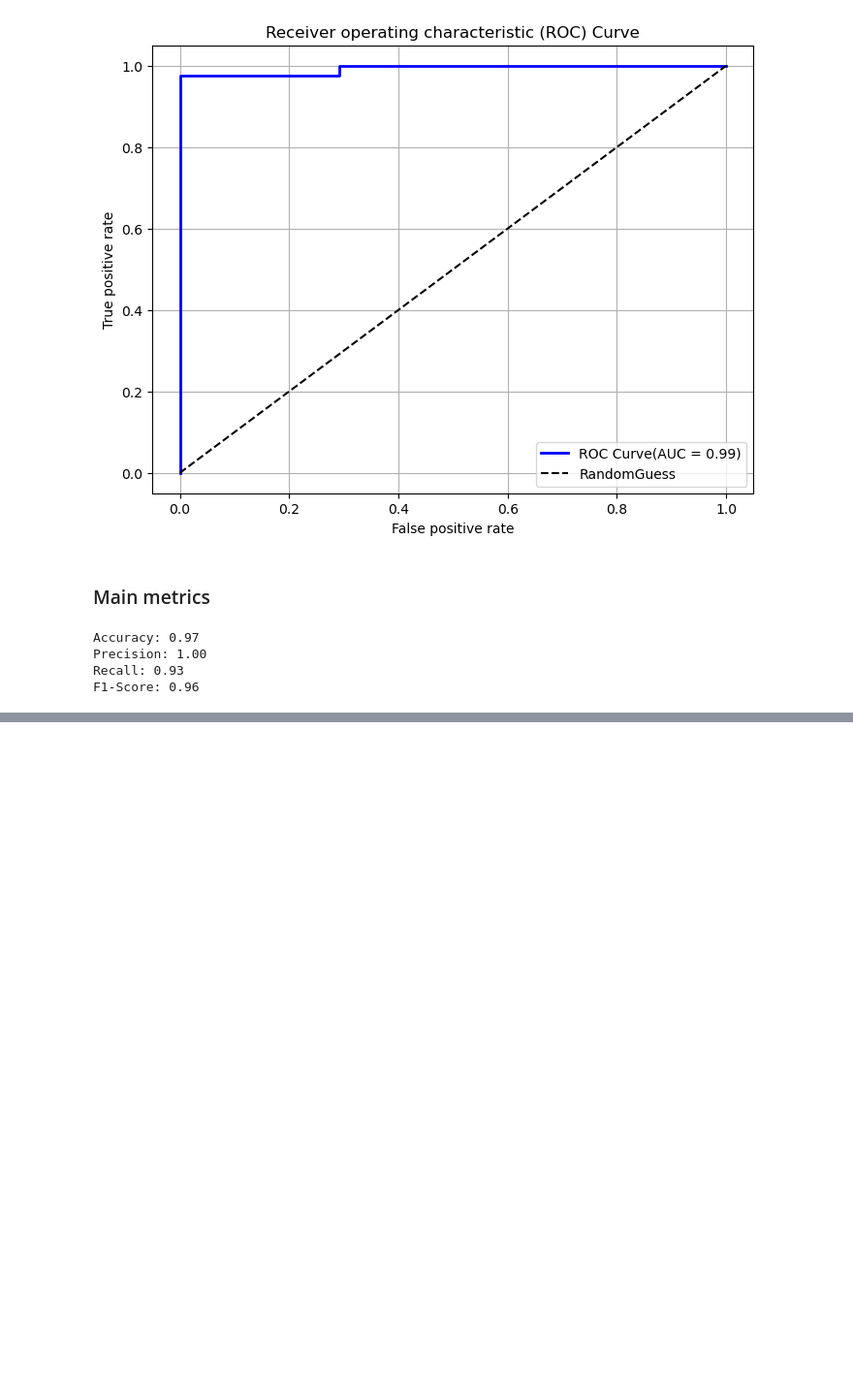
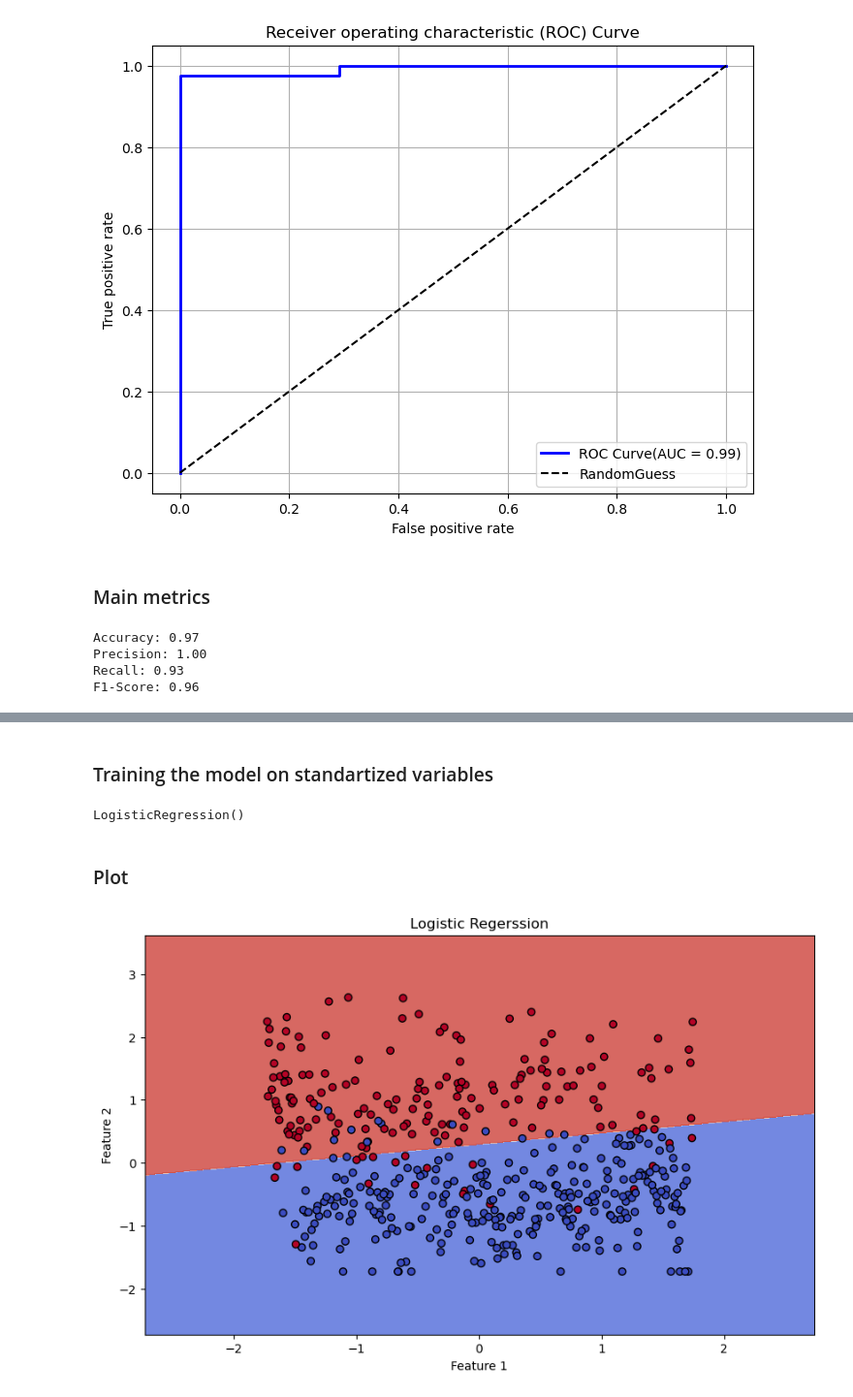
Before and after one commit to Havrylov-Serhii/Classification-Breast-Cancer, a Jupyter notebook: Model_Learning.ipynb, the cells around one changed output, grey strips where cells are left out. Shown at 97% size. Drawn from its saved outputs; the diff is of its cells as text; code cells hidden in the pictures; blank space fills up the shorter version.

```diff
--- a/Model_Learning.ipynb
+++ b/Model_Learning.ipynb
@@ -111,0 +125,30 @@ F1-Score: 0.96
+# %%
+scaler = StandardScaler()
+X_2_features = scaler.fit_transform(X_2_features)
+# %% [markdown]
+### Training the model on standartized variables
+# %%
+model_scaled = LogisticRegression()
+model_scaled.fit(X_2_features, y_train)
+# %% [output]
+LogisticRegression()
+# %% [markdown]
+### Plot
+# %%
+x_min, x_max = X_2_features[:,0].min() - 1, X_2_features[:,0].max() + 1
+y_min, y_max = X_2_features[:,1].min() - 1, X_2_features[:,1].max() + 1
+
+xx, yy = np.meshgrid(np.arange(x_min, x_max, 0.01),  np.arange(y_min, y_max, 0.01))
+# %%
+Z = model_scaled.predict(np.c_[xx.ravel(),yy.ravel()])
+Z = Z.reshape(xx.shape)
+# %%
+plt.figure(figsize=(10, 6))
+plt.contourf(xx, yy, Z, alpha=0.8, cmap='coolwarm')  # Зони для класів
+plt.scatter(X_2_features[:, 0], X_2_features[:, 1], c=y_train, edgecolors='k', cmap='coolwarm')  # Точки
+plt.title("Logistic Regerssion")
+plt.xlabel("Feature 1")
+plt.ylabel("Feature 2")
+plt.show()
+# %% [output]
+[figure, added]
```
Also changed, not shown: parts of 7 cells of this notebook.
